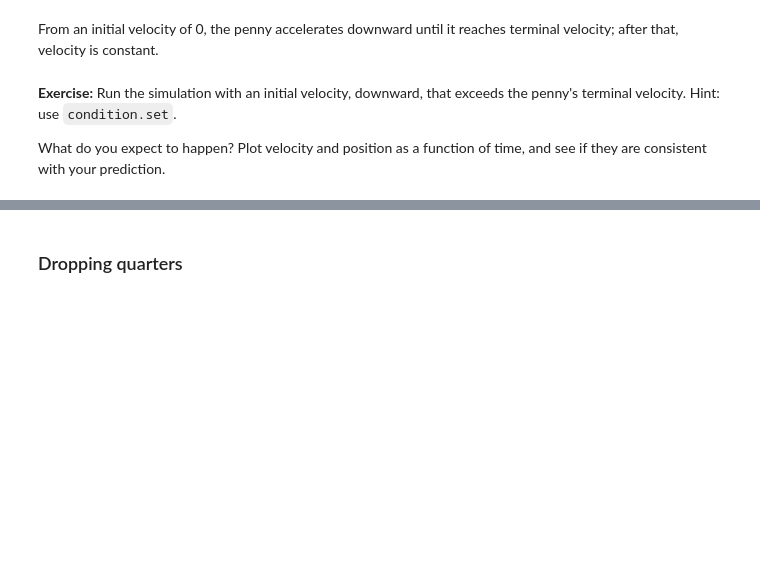
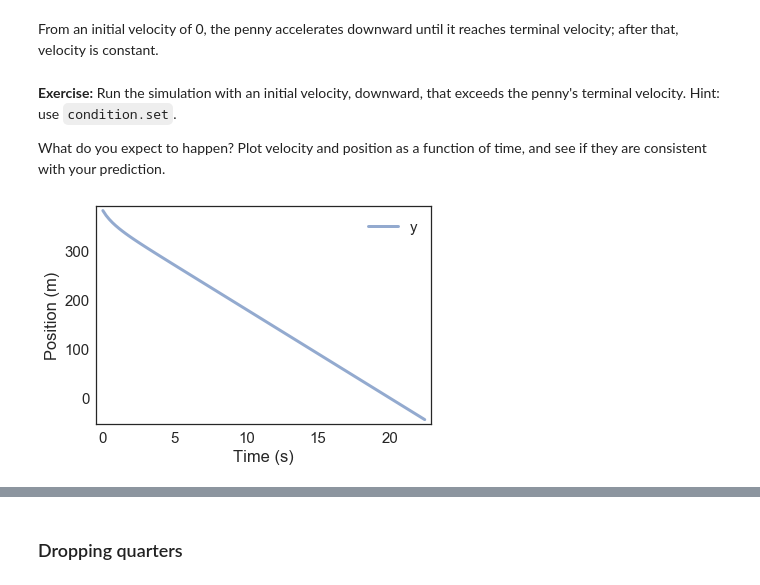
Before and after one commit to ASHSWAN1999/ModSimPy, a Jupyter notebook: code/chap09mine.ipynb, the cells around one changed output, grey strips where cells are left out. Saved outputs shown, nothing was run; the diff lists cells and outputs as text; code cells hidden in the pictures; blank space fills up the shorter version.

```diff
--- a/code/chap09mine.ipynb
+++ b/code/chap09mine.ipynb
@@ -421,0 +449,7 @@ What do you expect to happen?  Plot velocity and position as a function of time,
+# %%
+condition.set(v_init = -50 * m / s)
+system2 = make_system(condition)
+run_odeint(system2, slope_func)
+plot_position(system2.results)
+# %% [output]
+[figure, added]
```
Also changed, not shown: parts of 18 cells of this notebook, 2 other files.
